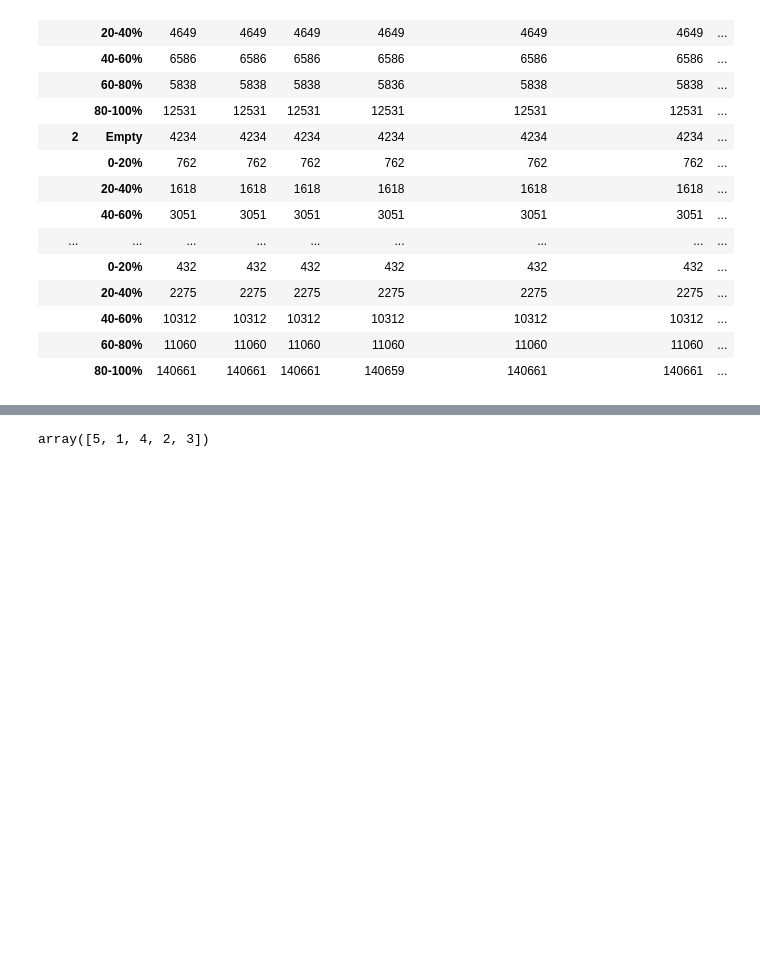
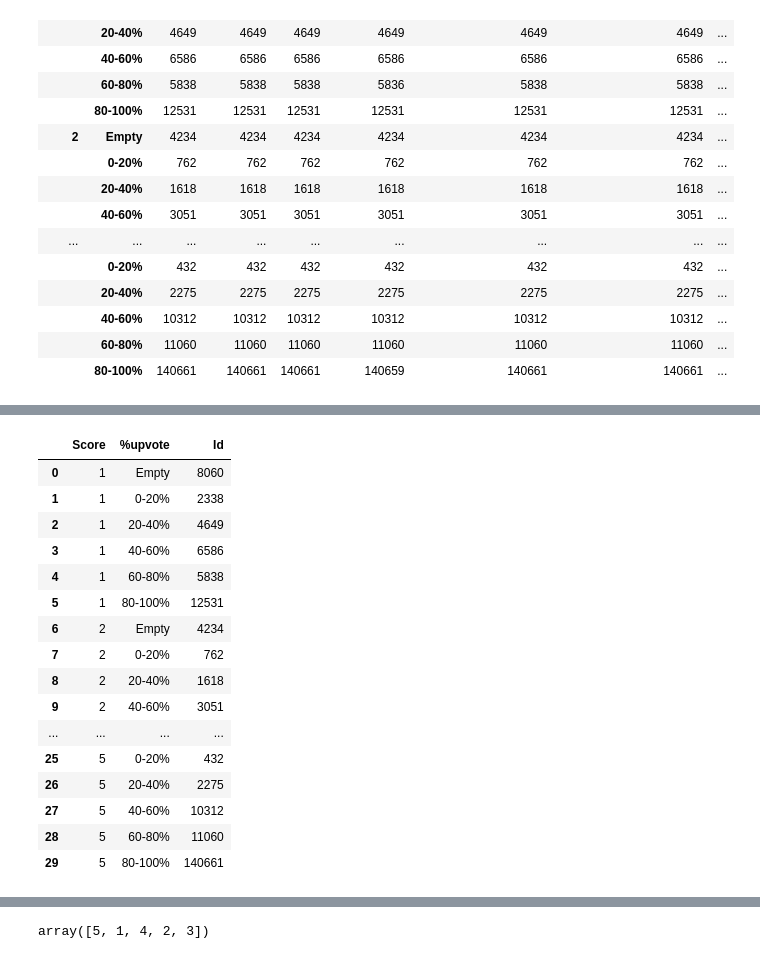
Before and after one commit to Dhrumil-Zion/Sentiments-Prediction-Using-NLP, a Jupyter notebook: Sentiment_Analyzer.ipynb, the cells around one changed output, grey strips where cells are left out. Cells and saved outputs as stored; diff of their text form; code cells hidden in the pictures; blank space fills up the shorter version.

```diff
--- a/Sentiment_Analyzer.ipynb
+++ b/Sentiment_Analyzer.ipynb
@@ -75,2 +129,21 @@ data.groupby(['Score','%upvote']).agg('count')
 # %%
-data_s = data.groupby(['Score','%upvote']).agg({'Id':'count'}).reset_index()
+data1_s=data.groupby(['Score', '%upvote']).agg({'Id':'count'}).reset_index()
+data1_s
+# %% [output]
+|  | Score | %upvote | Id |
+| 0 | 1 | Empty | 8060 |
+| 1 | 1 | 0-20% | 2338 |
+| 2 | 1 | 20-40% | 4649 |
+| 3 | 1 | 40-60% | 6586 |
+| 4 | 1 | 60-80% | 5838 |
+| 5 | 1 | 80-100% | 12531 |
+| 6 | 2 | Empty | 4234 |
+| 7 | 2 | 0-20% | 762 |
+| 8 | 2 | 20-40% | 1618 |
+| 9 | 2 | 40-60% | 3051 |
+| ... | ... | ... | ... |
+| 25 | 5 | 0-20% | 432 |
+| 26 | 5 | 20-40% | 2275 |
+| 27 | 5 | 40-60% | 10312 |
+| 28 | 5 | 60-80% | 11060 |
+| 29 | 5 | 80-100% | 140661 |
```
Also changed, not shown: parts of 67 cells of this notebook.
